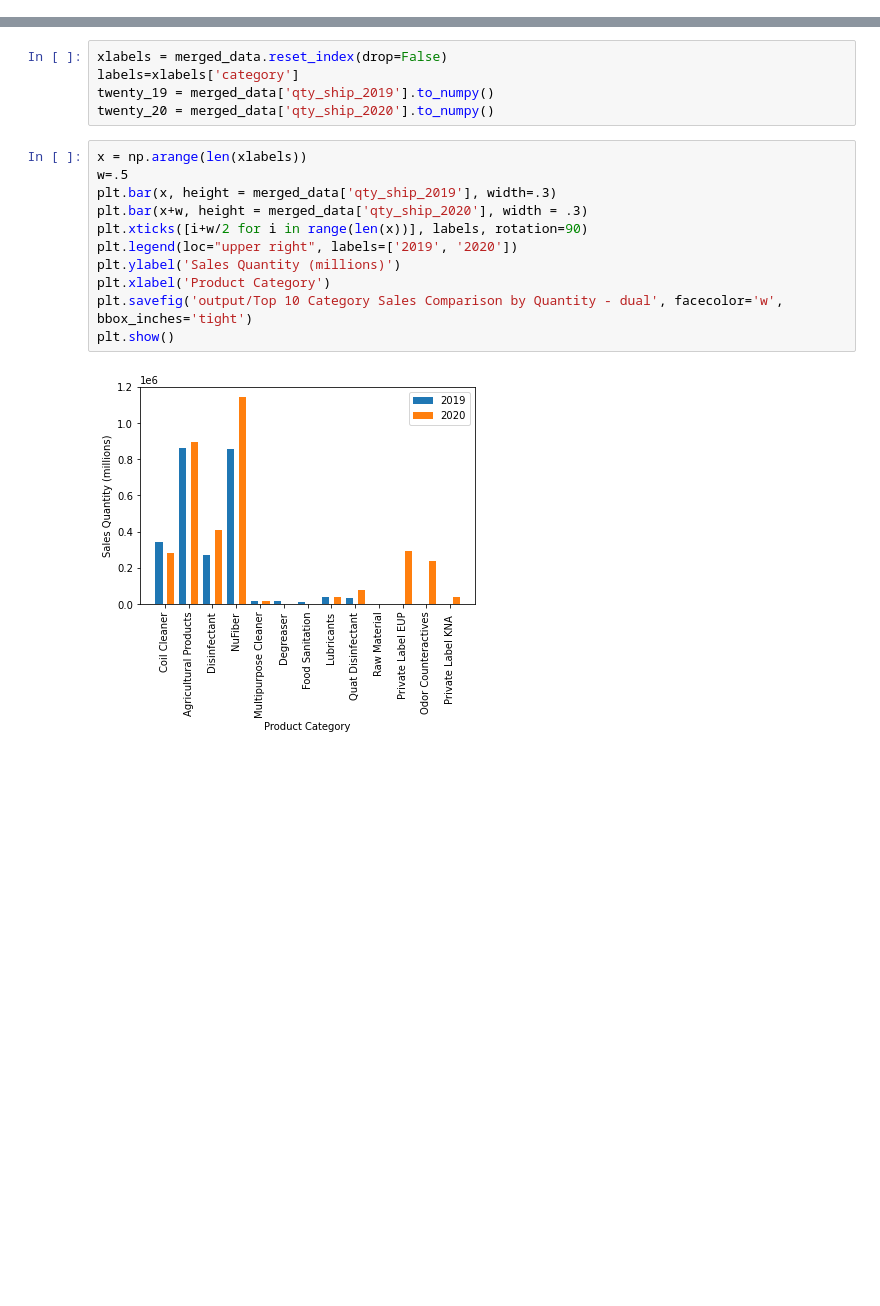
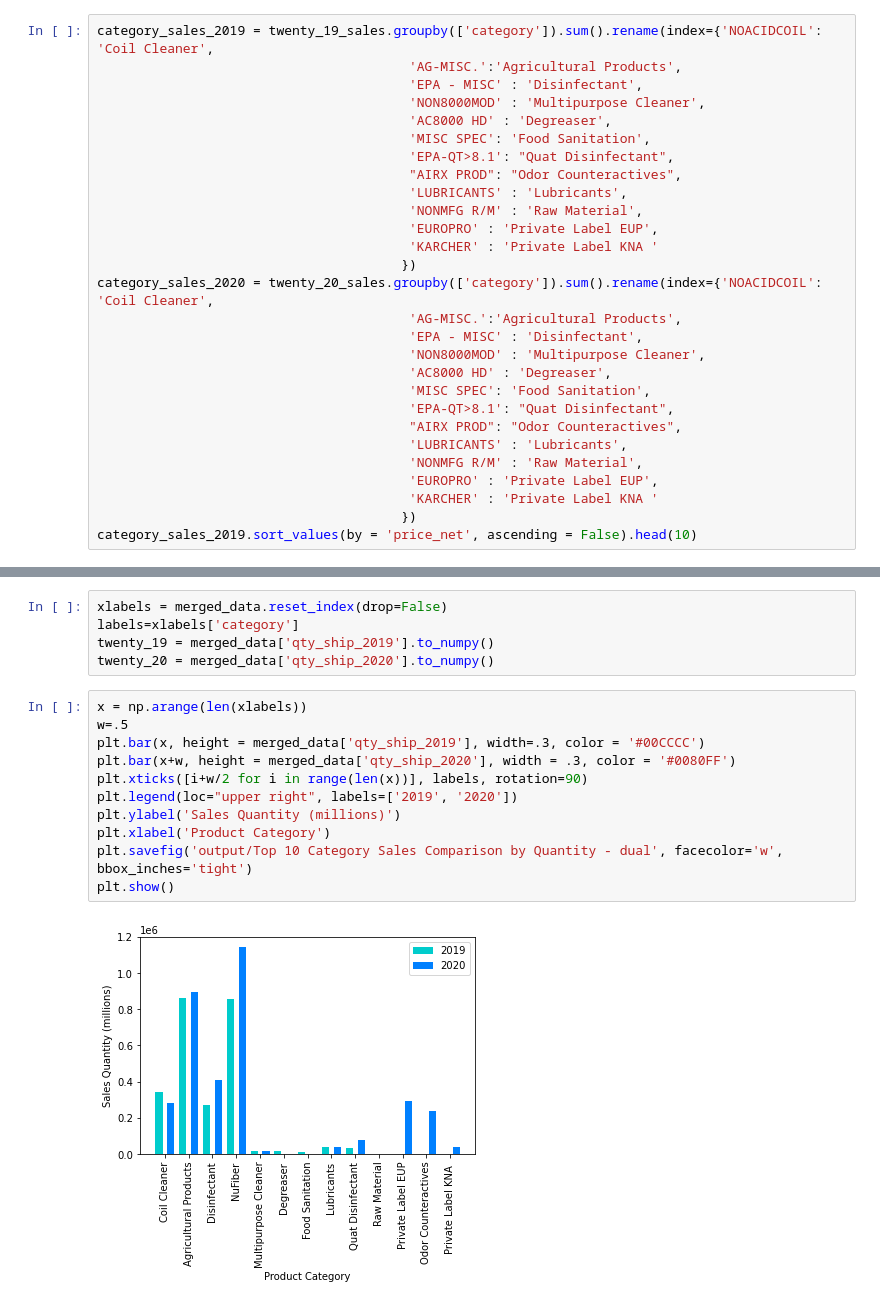
Before and after one commit to aadeba5/Project1, a Jupyter notebook: Nuance_Eric.ipynb, the cells around one changed output, grey strips where cells are left out. Drawn from its saved outputs; the diff is of its cells as text; blank space fills up the shorter version.

Commit message:
Updated plot colors & product names for all plots

```diff
--- a/Nuance_Eric.ipynb
+++ b/Nuance_Eric.ipynb
@@ -77,0 +61,28 @@ category_sales_2019.sort_values(by = 'price_net', ascending = False).head(10)
+# %%
+category_sales_2019 = twenty_19_sales.groupby(['category']).sum().rename(index={'NOACIDCOIL': 'Coil Cleaner',
+                                        'AG-MISC.':'Agricultural Products',
+                                        'EPA - MISC' : 'Disinfectant',
+                                        'NON8000MOD' : 'Multipurpose Cleaner',
+                                        'AC8000 HD' : 'Degreaser',
+                                        'MISC SPEC': 'Food Sanitation',
+                                        'EPA-QT>8.1': "Quat Disinfectant",
+                                        "AIRX PROD": "Odor Counteractives",
+                                        'LUBRICANTS' : 'Lubricants',
+                                        'NONMFG R/M' : 'Raw Material',
+                                        'EUROPRO' : 'Private Label EUP',
+                                        'KARCHER' : 'Private Label KNA '
+                                       })
+category_sales_2020 = twenty_20_sales.groupby(['category']).sum().rename(index={'NOACIDCOIL': 'Coil Cleaner',
+                                        'AG-MISC.':'Agricultural Products',
+                                        'EPA - MISC' : 'Disinfectant',
+                                        'NON8000MOD' : 'Multipurpose Cleaner',
+                                        'AC8000 HD' : 'Degreaser',
+                                        'MISC SPEC': 'Food Sanitation',
+                                        'EPA-QT>8.1': "Quat Disinfectant",
+                                        "AIRX PROD": "Odor Counteractives",
+                                        'LUBRICANTS' : 'Lubricants',
+                                        'NONMFG R/M' : 'Raw Material',
+                                        'EUROPRO' : 'Private Label EUP',
+                                        'KARCHER' : 'Private Label KNA '
+                                       })
+category_sales_2019.sort_values(by = 'price_net', ascending = False).head(10)
@@ -186,14 +199,14 @@ twenty_20 = merged_data['qty_ship_2020'].to_numpy()
 # %%
 x = np.arange(len(xlabels))
 w=.5
-plt.bar(x, height = merged_data['qty_ship_2019'], width=.3)
-plt.bar(x+w, height = merged_data['qty_ship_2020'], width = .3)
+plt.bar(x, height = merged_data['qty_ship_2019'], width=.3, color = '#00CCCC')
+plt.bar(x+w, height = merged_data['qty_ship_2020'], width = .3, color = '#0080FF')
 plt.xticks([i+w/2 for i in range(len(x))], labels, rotation=90)
 plt.legend(loc="upper right", labels=['2019', '2020'])
 plt.ylabel('Sales Quantity (millions)')
 plt.xlabel('Product Category')
 plt.savefig('output/Top 10 Category Sales Comparison by Quantity - dual', facecolor='w', bbox_inches='tight')
 plt.show()
 # %% [output]
-[figure, old version]
+[figure, new version]
 # %%
```
Also changed, not shown: parts of 9 cells of this notebook, 3 other files.
